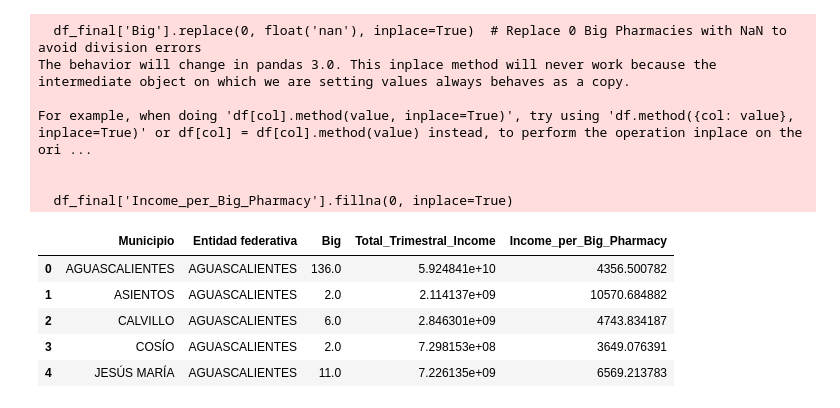
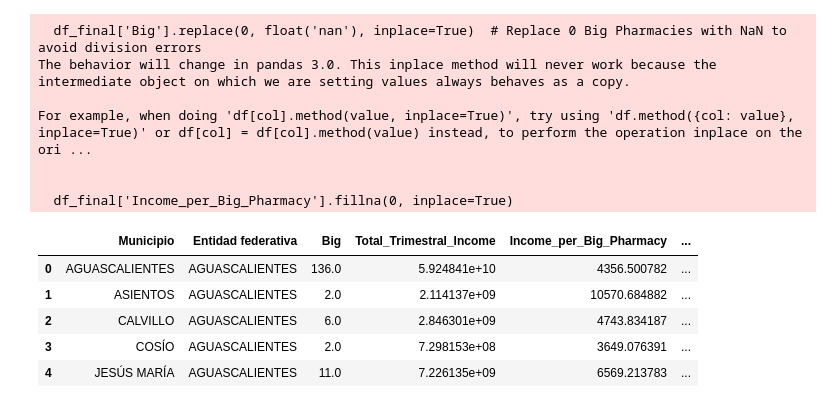
Before and after one commit to bughalda/DATATON-2024, a Jupyter notebook: Primera Etapa/Analisis con Tablas completas de INEGI.ipynb, the cells around one changed output. Saved outputs shown, nothing was run; the diff lists cells and outputs as text; code cells hidden in the pictures.

Commit message:
Add files via upload
El analisis final despues de filtrar los municipios, y hacer DBScan en las farmacias de los municipios filtrados

```diff
--- a/Primera Etapa/Analisis con Tablas completas de INEGI.ipynb
+++ b/Primera Etapa/Analisis con Tablas completas de INEGI.ipynb
@@ -280,13 +284,15 @@ For example, when doing 'df[col].method(value, inplace=True)', try using 'df.met
 
 
   df_final['Income_per_Big_Pharmacy'].fillna(0, inplace=True)
+# %%
+df_final['Total_Diabetes_Pop'] = df_final['Porcentaje de población de 20 años y más con diagnóstico previo de diabetes.'] * df_final['Total']
 # %%
-df_final[['Municipio', 'Entidad federativa', 'Big', 'Total_Trimestral_Income', 'Income_per_Big_Pharmacy']].head()
+df_final[['Municipio', 'Entidad federativa', 'Big', 'Total_Trimestral_Income', 'Income_per_Big_Pharmacy', 'Porcentaje de población de 20 años y más con diagnóstico previo de diabetes.']].head()
 # %% [output]
-|  | Municipio | Entidad federativa | Big | Total_Trimestral_Income | Income_per_Big_Pharmacy |
-| 0 | AGUASCALIENTES | AGUASCALIENTES | 136.0 | 5.924841e+10 | 4356.500782 |
-| 1 | ASIENTOS | AGUASCALIENTES | 2.0 | 2.114137e+09 | 10570.684882 |
-| 2 | CALVILLO | AGUASCALIENTES | 6.0 | 2.846301e+09 | 4743.834187 |
-| 3 | COSÍO | AGUASCALIENTES | 2.0 | 7.298153e+08 | 3649.076391 |
-| 4 | JESÚS MARÍA | AGUASCALIENTES | 11.0 | 7.226135e+09 | 6569.213783 |
+|  | Municipio | Entidad federativa | Big | Total_Trimestral_Income | Income_per_Big_Pharmacy | ... |
+| 0 | AGUASCALIENTES | AGUASCALIENTES | 136.0 | 5.924841e+10 | 4356.500782 | ... |
+| 1 | ASIENTOS | AGUASCALIENTES | 2.0 | 2.114137e+09 | 10570.684882 | ... |
+| 2 | CALVILLO | AGUASCALIENTES | 6.0 | 2.846301e+09 | 4743.834187 | ... |
+| 3 | COSÍO | AGUASCALIENTES | 2.0 | 7.298153e+08 | 3649.076391 | ... |
+| 4 | JESÚS MARÍA | AGUASCALIENTES | 11.0 | 7.226135e+09 | 6569.213783 | ... |
 # %%
```
Also changed, not shown: parts of 78 cells of this notebook, 2 other files.
